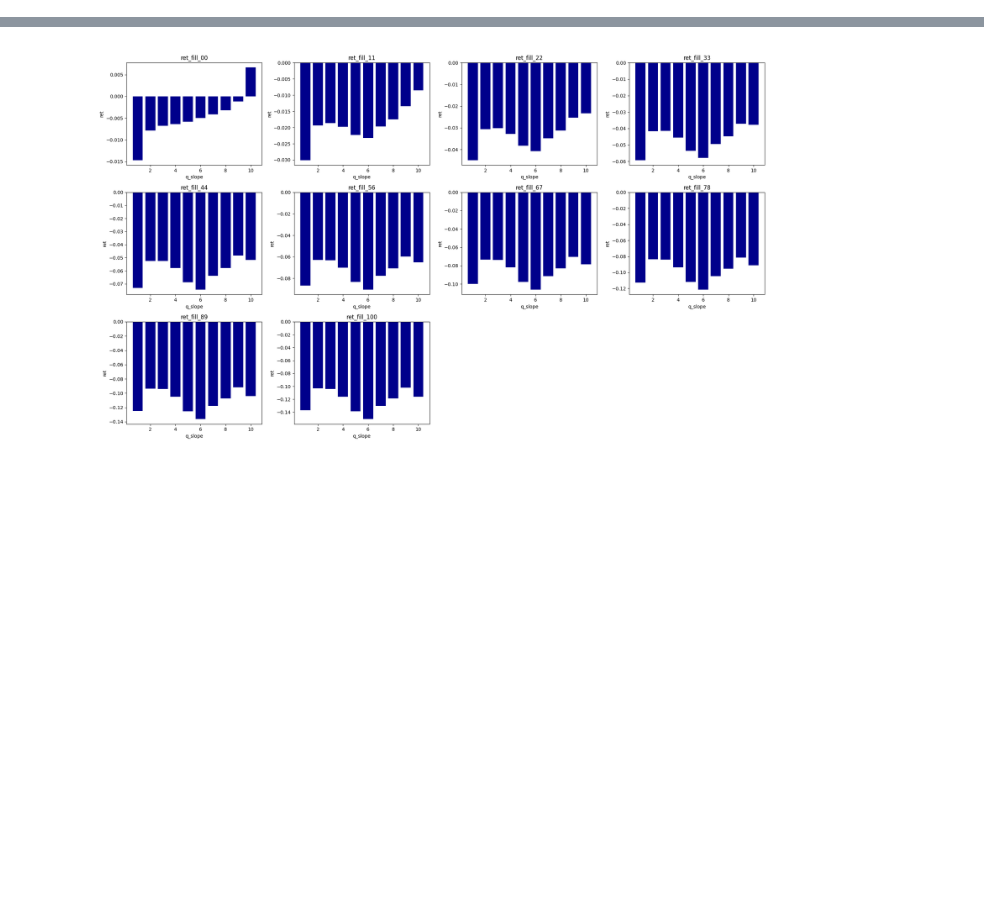
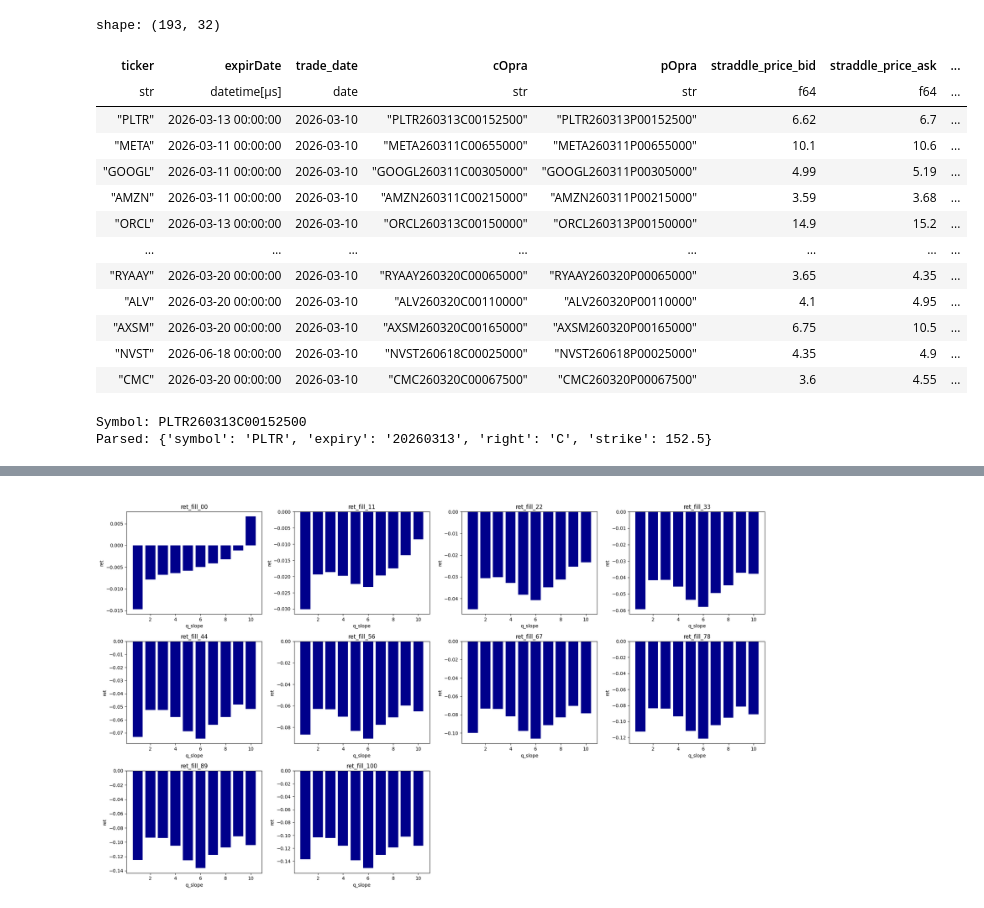
Before and after one commit to daebeken/options-scanner-duplicate, a Jupyter notebook: test4.ipynb, the cells around one changed output, grey strips where cells are left out. Drawn from its saved outputs; the diff is of its cells as text; code cells hidden in the pictures; blank space fills up the shorter version.

```diff
--- a/test4.ipynb
+++ b/test4.ipynb
@@ -45,0 +73,26 @@ shape: (231_473, 23)
+# %%
+import polars as pl
+
+next_df2 = next_df.filter(
+    (pl.col("trade_date") == pl.col("trade_date").max()) &
+    (pl.col("q_slope").is_in([1, 10])))
+
+long_options = next_df2.filter(pl.col("q_slope") == 10)["cOpra"].to_list() # to trade
+short_options = next_df2.filter(pl.col("q_slope") == 1)["pOpra"].to_list() # to trade
+# %%
+next_df2
+# %% [output]
+shape: (193, 32)
+| ticker | expirDate | trade_date | cOpra | pOpra | straddle_price_bid | straddle_price_ask | ... |
+| str | datetime[μs] | date | str | str | f64 | f64 | ... |
+| "PLTR" | 2026-03-13 00:00:00 | 2026-03-10 | "PLTR260313C00152500" | "PLTR260313P00152500" | 6.62 | 6.7 | ... |
+| "META" | 2026-03-11 00:00:00 | 2026-03-10 | "META260311C00655000" | "META260311P00655000" | 10.1 | 10.6 | ... |
+| "GOOGL" | 2026-03-11 00:00:00 | 2026-03-10 | "GOOGL260311C00305000" | "GOOGL260311P00305000" | 4.99 | 5.19 | ... |
+| "AMZN" | 2026-03-11 00:00:00 | 2026-03-10 | "AMZN260311C00215000" | "AMZN260311P00215000" | 3.59 | 3.68 | ... |
+| "ORCL" | 2026-03-13 00:00:00 | 2026-03-10 | "ORCL260313C00150000" | "ORCL260313P00150000" | 14.9 | 15.2 | ... |
+| … | … | … | … | … | … | … | ... |
+| "RYAAY" | 2026-03-20 00:00:00 | 2026-03-10 | "RYAAY260320C00065000" | "RYAAY260320P00065000" | 3.65 | 4.35 | ... |
+| "ALV" | 2026-03-20 00:00:00 | 2026-03-10 | "ALV260320C00110000" | "ALV260320P00110000" | 4.1 | 4.95 | ... |
+| "AXSM" | 2026-03-20 00:00:00 | 2026-03-10 | "AXSM260320C00165000" | "AXSM260320P00165000" | 6.75 | 10.5 | ... |
+| "NVST" | 2026-06-18 00:00:00 | 2026-03-10 | "NVST260618C00025000" | "NVST260618P00025000" | 4.35 | 4.9 | ... |
+| "CMC" | 2026-03-20 00:00:00 | 2026-03-10 | "CMC260320C00067500" | "CMC260320P00067500" | 3.6 | 4.55 | ... |
@@ -45,0 +220,7 @@ shape: (231_473, 23)
+# %%
+# Preview what will be traded
+print(f"Symbol: {first_long_options}")
+print(f"Parsed: {parse_orats_symbol(first_long_options)}")
+# %% [output]
+Symbol: PLTR260313C00152500
+Parsed: {'symbol': 'PLTR', 'expiry': '20260313', 'right': 'C', 'strike': 152.5}
```
Also changed, not shown: parts of 12 cells of this notebook.
